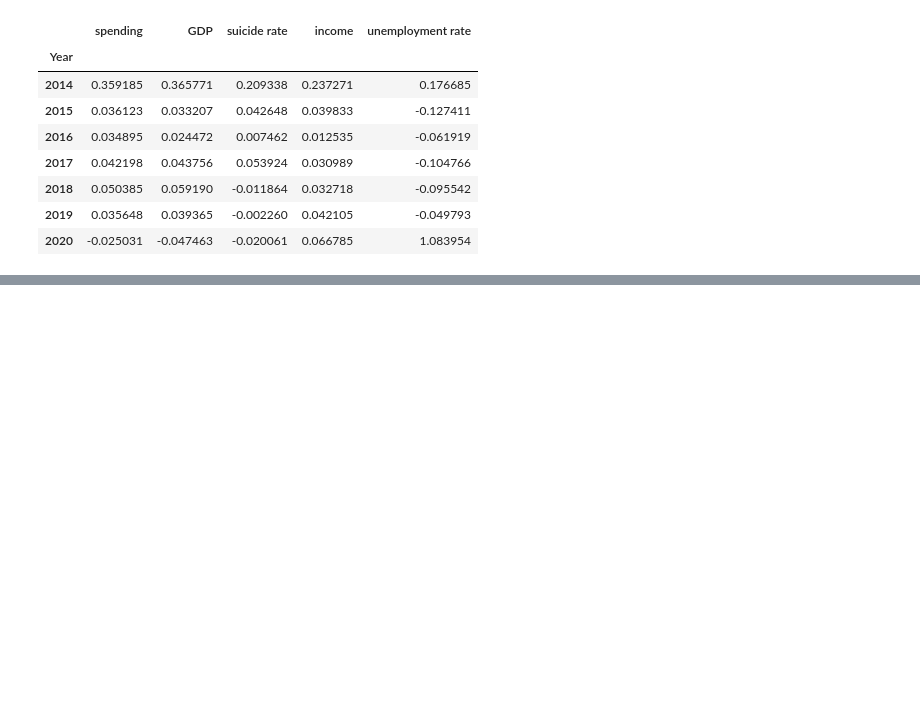
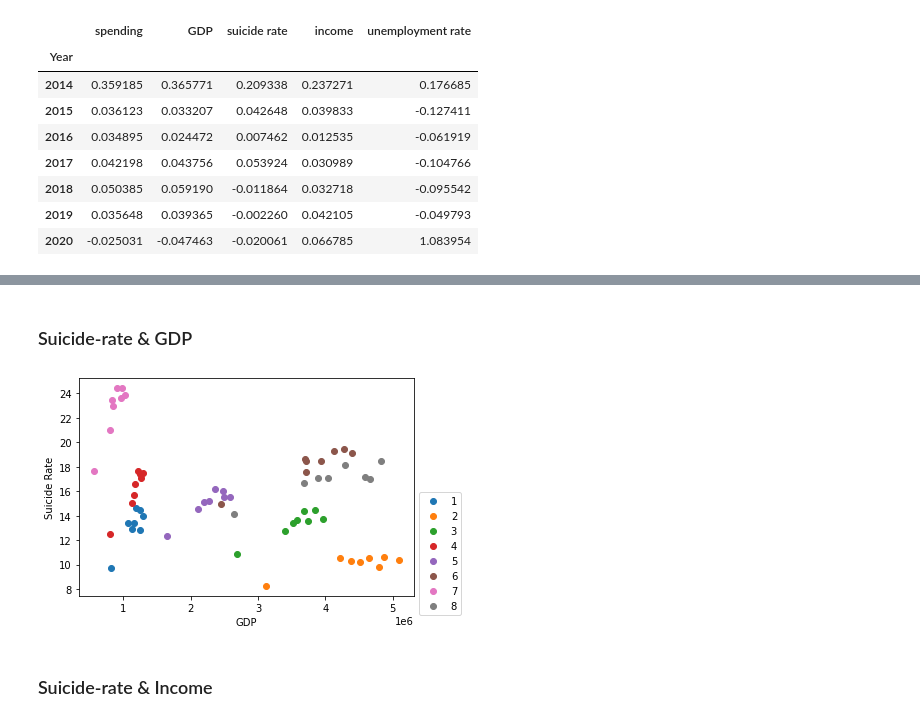
Before and after one commit to MajdAlali99/Data-Wrangling-Project, a Jupyter notebook: Gilbert/EconomicalFactors-SuicideRate-Analysis.ipynb, the cells around one changed output, grey strips where cells are left out. Drawn from its saved outputs; the diff is of its cells as text; code cells hidden in the pictures; blank space fills up the shorter version.

```diff
--- a/Gilbert/EconomicalFactors-SuicideRate-Analysis.ipynb
+++ b/Gilbert/EconomicalFactors-SuicideRate-Analysis.ipynb
@@ -399,0 +397,18 @@ df2_by_year_change.plot()
+# %% [markdown]
+### Suicide-rate & GDP
+# %%
+SGR = concatenated_df.groupby(level='Region')
+
+for name, group in SGR:
+    plt.scatter(group['GDP'], group['suicide rate'], label=name)
+
+plt.xlabel('GDP')
+plt.ylabel('Suicide Rate')
+
+plt.legend(bbox_to_anchor=(1, 0.5))
+
+plt.show()
+# %% [output]
+[figure, added]
+# %% [markdown]
+### Suicide-rate & Income
```
Also changed, not shown: parts of 6 cells of this notebook.
